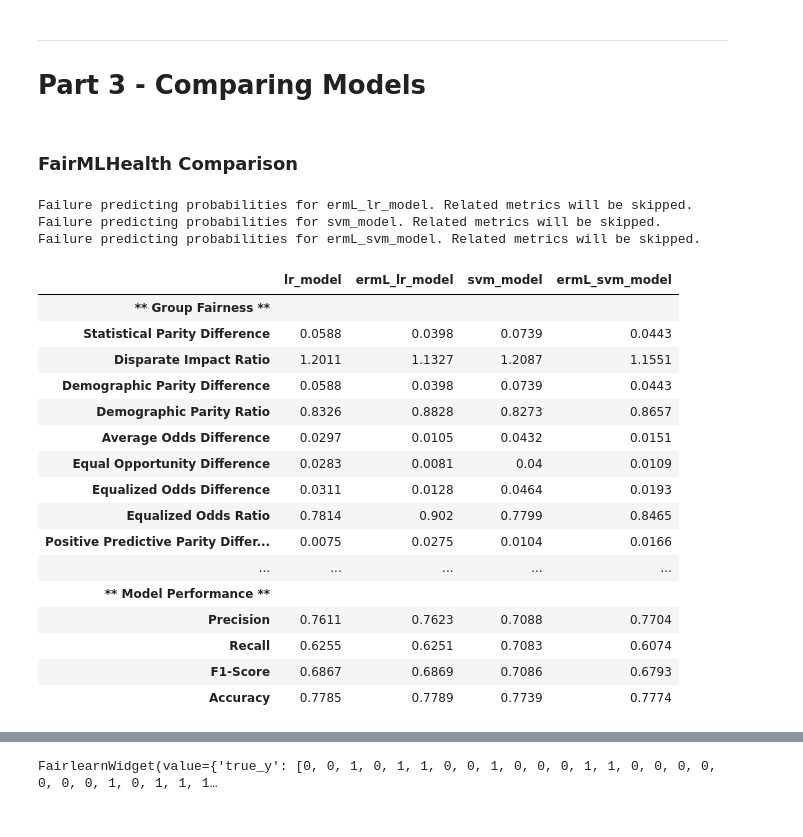
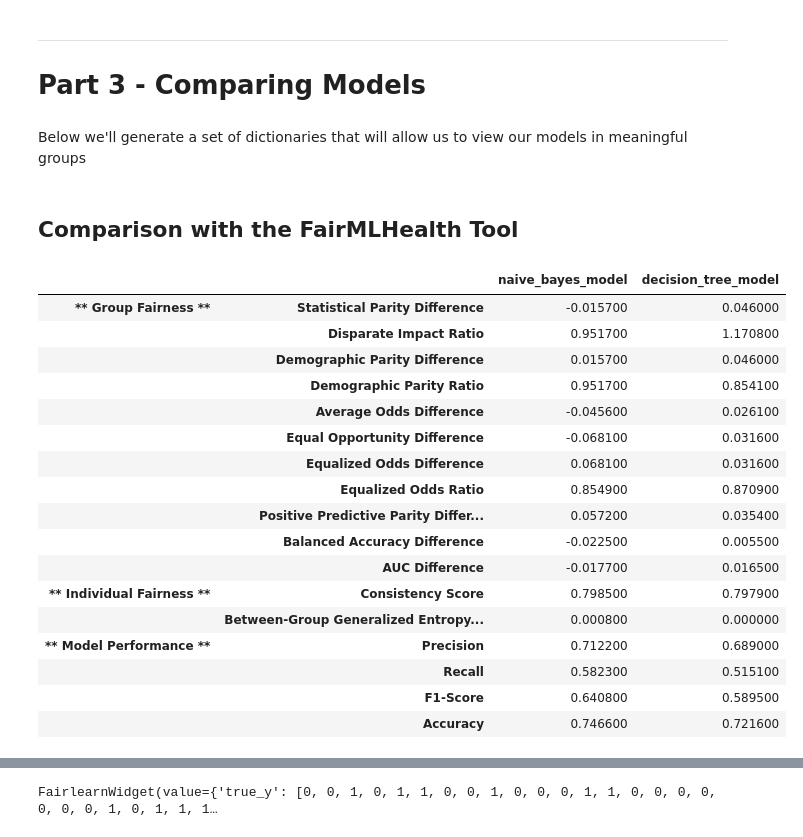
Before and after one commit to KenSciResearch/fairMLHealth, a Jupyter notebook: fairMLHealth/tutorial_and_examples/models_for_binary_classification_example.ipynb, the cells around one changed output, grey strips where cells are left out. Drawn from its saved outputs; the diff is of its cells as text; code cells hidden in the pictures.

```diff
--- a/fairMLHealth/tutorial_and_examples/models_for_binary_classification_example.ipynb
+++ b/fairMLHealth/tutorial_and_examples/models_for_binary_classification_example.ipynb
@@ -1007,4 +798,6 @@ pred_train = clf.predict(dataset_train.data)
 # %% [markdown]
 ----
 # Part 3 - Comparing Models <a class="anchor" id="part3"></a>
+# %% [markdown]
+Below we'll generate a set of dictionaries that will allow us to view our models in meaningful groups
 # %%
@@ -1015,26 +809,26 @@ rf_models ={'rf_model':rf_model, 'gs_rfEO_model':gs_rfEO_model, 'gs_rfDP_model':
-# %% [markdown]
-### FairMLHealth Comparison
+# %% [markdown]
+## Comparison with the FairMLHealth Tool
 # %%
-model_comparison.compare_models(X_test, y_test, X_test['LANGUAGE_ENGL'], linear_models)
+com_comp = model_comparison.compare_models(X_test, y_test, X_test['LANGUAGE_ENGL'], common_models)
-# %% [output]
-Failure predicting probabilities for ermL_lr_model. Related metrics will be skipped.
-Failure predicting probabilities for svm_model. Related metrics will be skipped.
-Failure predicting probabilities for ermL_svm_model. Related metrics will be skipped.
-|  | lr_model | ermL_lr_model | svm_model | ermL_svm_model |
-| ** Group Fairness ** |  |  |  |  |
-| Statistical Parity Difference | 0.0588 | 0.0398 | 0.0739 | 0.0443 |
-| Disparate Impact Ratio | 1.2011 | 1.1327 | 1.2087 | 1.1551 |
-| Demographic Parity Difference | 0.0588 | 0.0398 | 0.0739 | 0.0443 |
-| Demographic Parity Ratio | 0.8326 | 0.8828 | 0.8273 | 0.8657 |
-| Average Odds Difference | 0.0297 | 0.0105 | 0.0432 | 0.0151 |
-| Equal Opportunity Difference | 0.0283 | 0.0081 | 0.04 | 0.0109 |
-| Equalized Odds Difference | 0.0311 | 0.0128 | 0.0464 | 0.0193 |
-| Equalized Odds Ratio | 0.7814 | 0.902 | 0.7799 | 0.8465 |
-| Positive Predictive Parity Differ... | 0.0075 | 0.0275 | 0.0104 | 0.0166 |
-| ... | ... | ... | ... | ... |
-| ** Model Performance ** |  |  |  |  |
-| Precision | 0.7611 | 0.7623 | 0.7088 | 0.7704 |
-| Recall | 0.6255 | 0.6251 | 0.7083 | 0.6074 |
-| F1-Score | 0.6867 | 0.6869 | 0.7086 | 0.6793 |
-| Accuracy | 0.7785 | 0.7789 | 0.7739 | 0.7774 |
+# %%
+model_comparison.highlight_suspicious_scores(com_comp)
+# %% [output]
+|  |  | naive_bayes_model | decision_tree_model |
+| ** Group Fairness ** | Statistical Parity Difference | -0.015700 | 0.046000 |
+|  | Disparate Impact Ratio | 0.951700 | 1.170800 |
+|  | Demographic Parity Difference | 0.015700 | 0.046000 |
+|  | Demographic Parity Ratio | 0.951700 | 0.854100 |
+|  | Average Odds Difference | -0.045600 | 0.026100 |
+|  | Equal Opportunity Difference | -0.068100 | 0.031600 |
+|  | Equalized Odds Difference | 0.068100 | 0.031600 |
+|  | Equalized Odds Ratio | 0.854900 | 0.870900 |
+|  | Positive Predictive Parity Differ... | 0.057200 | 0.035400 |
+|  | Balanced Accuracy Difference | -0.022500 | 0.005500 |
+|  | AUC Difference | -0.017700 | 0.016500 |
+| ** Individual Fairness ** | Consistency Score | 0.798500 | 0.797900 |
+|  | Between-Group Generalized Entropy... | 0.000800 | 0.000000 |
+| ** Model Performance ** | Precision | 0.712200 | 0.689000 |
+|  | Recall | 0.582300 | 0.515100 |
+|  | F1-Score | 0.640800 | 0.589500 |
+|  | Accuracy | 0.746600 | 0.721600 |
 # %%
```
Also changed, not shown: parts of 62 cells of this notebook, 9 other files.
